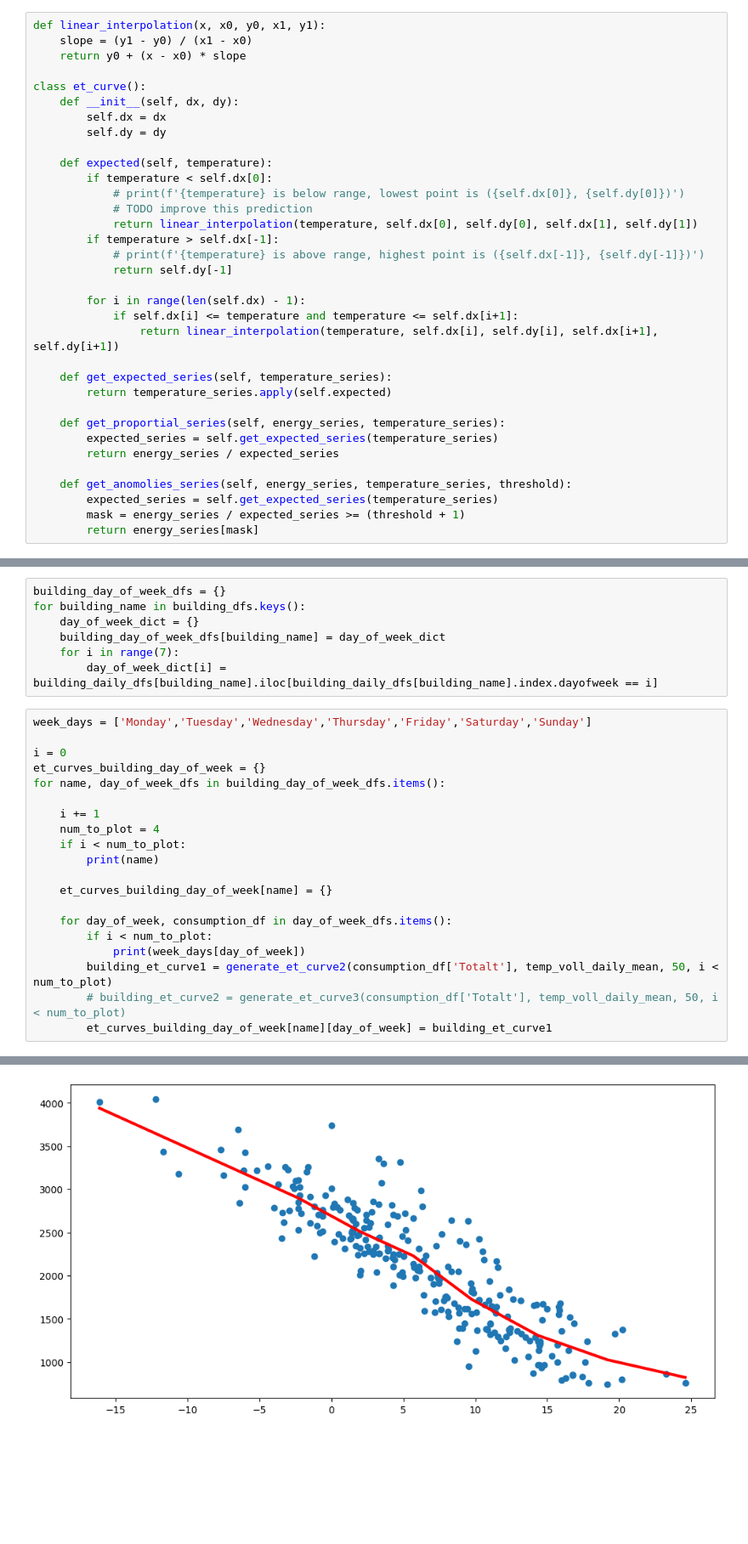
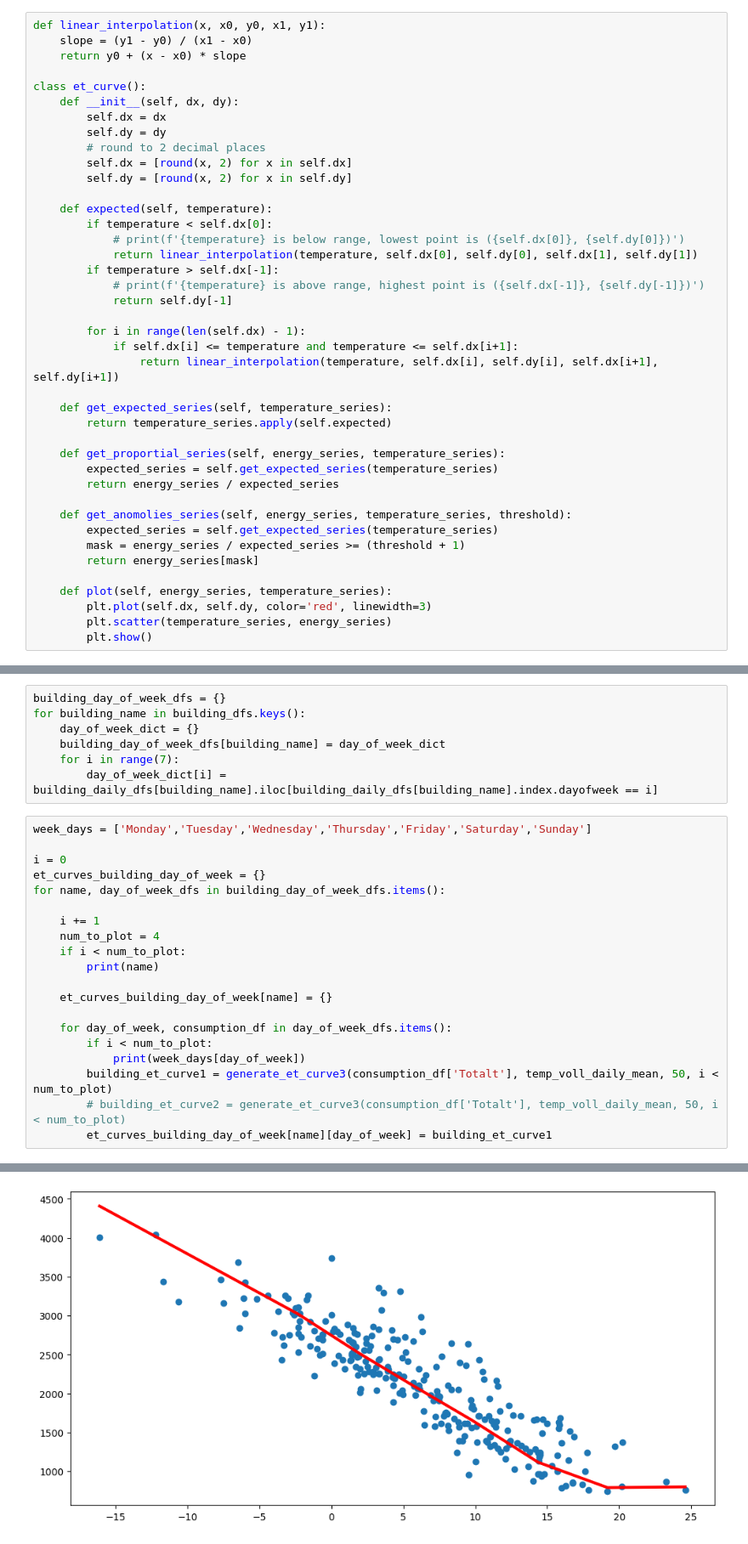
Before and after one commit to dagokl/trdk02_energy_consumption, a Jupyter notebook: models/resources/et_regression.ipynb, the cells around one changed output, grey strips where cells are left out. Shown at 85% size. Drawn from its saved outputs; the diff is of its cells as text; blank space fills up the shorter version.

```diff
--- a/models/resources/et_regression.ipynb
+++ b/models/resources/et_regression.ipynb
@@ -156,11 +125,13 @@ class et_curve():
     def __init__(self, dx, dy):
         self.dx = dx
         self.dy = dy
+        # round to 2 decimal places
+        self.dx = [round(x, 2) for x in self.dx]
+        self.dy = [round(x, 2) for x in self.dy]
 
     def expected(self, temperature):
         if temperature < self.dx[0]:
             # print(f'{temperature} is below range, lowest point is ({self.dx[0]}, {self.dy[0]})')
-            # TODO improve this prediction
             return linear_interpolation(temperature, self.dx[0], self.dy[0], self.dx[1], self.dy[1])
         if temperature > self.dx[-1]:
             # print(f'{temperature} is above range, highest point is ({self.dx[-1]}, {self.dy[-1]})')
@@ -181,6 +152,11 @@ class et_curve():
         expected_series = self.get_expected_series(temperature_series)
         mask = energy_series / expected_series >= (threshold + 1)
         return energy_series[mask]
+
+    def plot(self, energy_series, temperature_series):
+        plt.plot(self.dx, self.dy, color='red', linewidth=3)
+        plt.scatter(temperature_series, energy_series)
+        plt.show()
 # %%
 def generate_et_curve2(energy_consumption_series: pd.Series, temperature_series: pd.Series, points_per_segment, plot: bool = False):
 
@@ -343,7 +319,7 @@ for name, day_of_week_dfs in building_day_of_week_dfs.items():
     for day_of_week, consumption_df in day_of_week_dfs.items():
         if i < num_to_plot:
             print(week_days[day_of_week])
-        building_et_curve1 = generate_et_curve2(consumption_df['Totalt'], temp_voll_daily_mean, 50, i < num_to_plot)
+        building_et_curve1 = generate_et_curve3(consumption_df['Totalt'], temp_voll_daily_mean, 50, i < num_to_plot)
         # building_et_curve2 = generate_et_curve3(consumption_df['Totalt'], temp_voll_daily_mean, 50, i < num_to_plot)
         et_curves_building_day_of_week[name][day_of_week] = building_et_curve1
 # %% [output]
@@ -359,3 +335,3 @@ Thursday
 Friday
-[figure, old version]
+[figure, new version]
 Saturday
```
Also changed, not shown: parts of 8 cells of this notebook, 9 other files.
